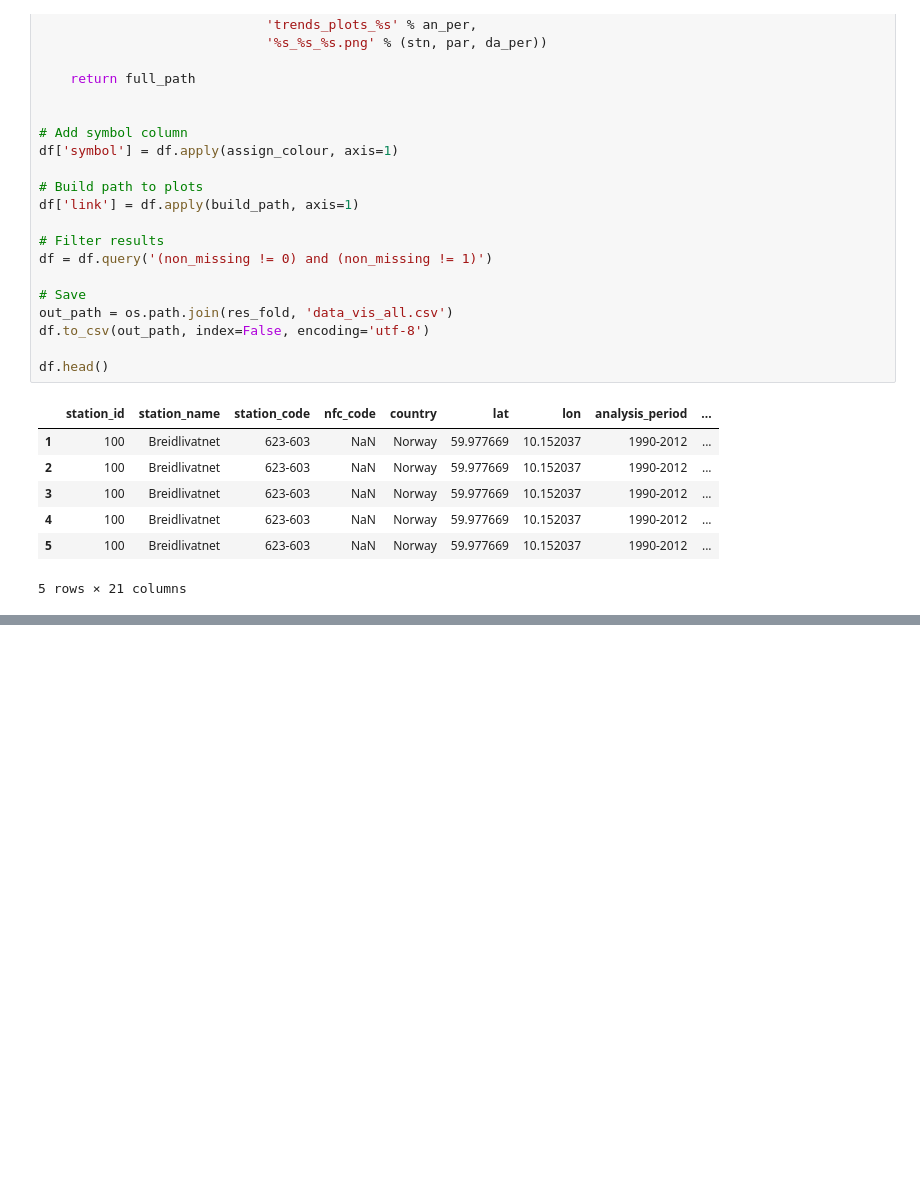
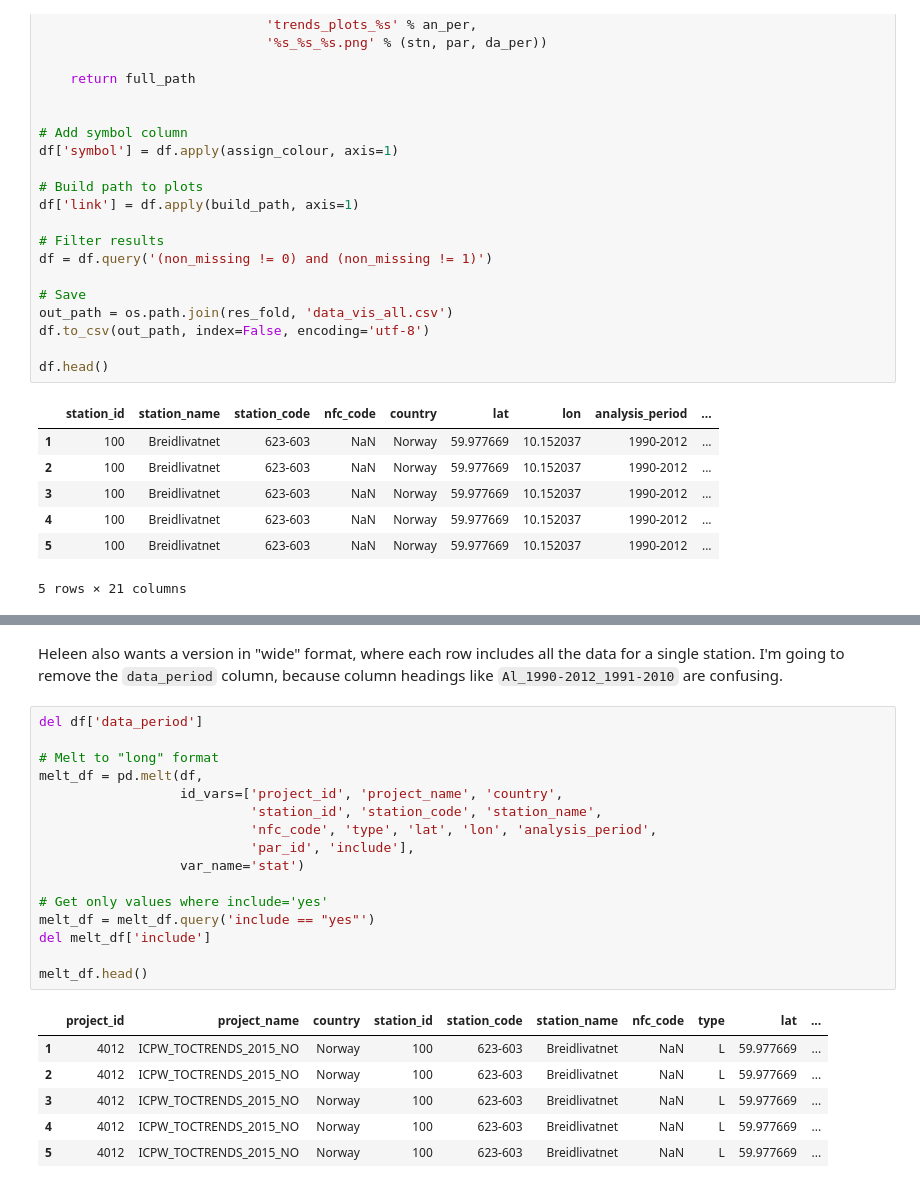
Before and after one commit to JamesSample/icpw, a Jupyter notebook: toc_trends_oct_2016_part2.ipynb, the cells around one changed output, grey strips where cells are left out. Saved outputs shown, nothing was run; the diff lists cells and outputs as text; blank space fills up the shorter version.

```diff
--- a/toc_trends_oct_2016_part2.ipynb
+++ b/toc_trends_oct_2016_part2.ipynb
@@ -436,0 +526,25 @@ As of 21/10/2016, the finished page is [here](http://77.104.141.195/~icpwater/da
+# %% [markdown]
+Heleen also wants a version in "wide" format, where each row includes all the data for a single station. I'm going to remove the  `data_period` column, because column headings like `Al_1990-2012_1991-2010` are confusing.
+# %%
+del df['data_period']
+
+# Melt to "long" format
+melt_df = pd.melt(df,
+                  id_vars=['project_id', 'project_name', 'country',
+                           'station_id', 'station_code', 'station_name',
+                           'nfc_code', 'type', 'lat', 'lon', 'analysis_period',
+                           'par_id', 'include'],
+                  var_name='stat')
+
+# Get only values where include='yes'
+melt_df = melt_df.query('include == "yes"')
+del melt_df['include']
+
+melt_df.head()
+# %% [output]
+|  | project_id | project_name | country | station_id | station_code | station_name | nfc_code | type | lat | ... |
+| 1 | 4012 | ICPW_TOCTRENDS_2015_NO | Norway | 100 | 623-603 | Breidlivatnet | NaN | L | 59.977669 | ... |
+| 2 | 4012 | ICPW_TOCTRENDS_2015_NO | Norway | 100 | 623-603 | Breidlivatnet | NaN | L | 59.977669 | ... |
+| 3 | 4012 | ICPW_TOCTRENDS_2015_NO | Norway | 100 | 623-603 | Breidlivatnet | NaN | L | 59.977669 | ... |
+| 4 | 4012 | ICPW_TOCTRENDS_2015_NO | Norway | 100 | 623-603 | Breidlivatnet | NaN | L | 59.977669 | ... |
+| 5 | 4012 | ICPW_TOCTRENDS_2015_NO | Norway | 100 | 623-603 | Breidlivatnet | NaN | L | 59.977669 | ... |
```
Also changed, not shown: parts of 7 cells of this notebook.
